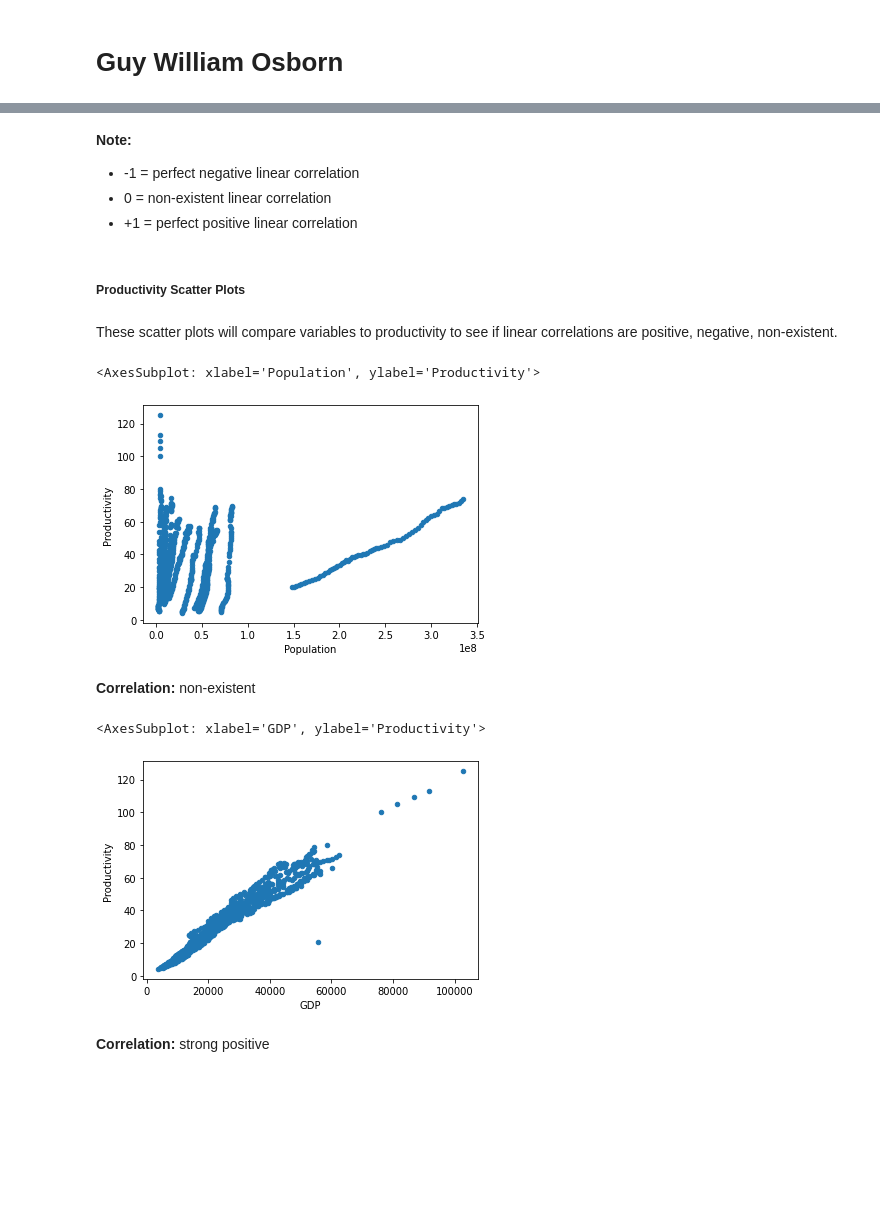
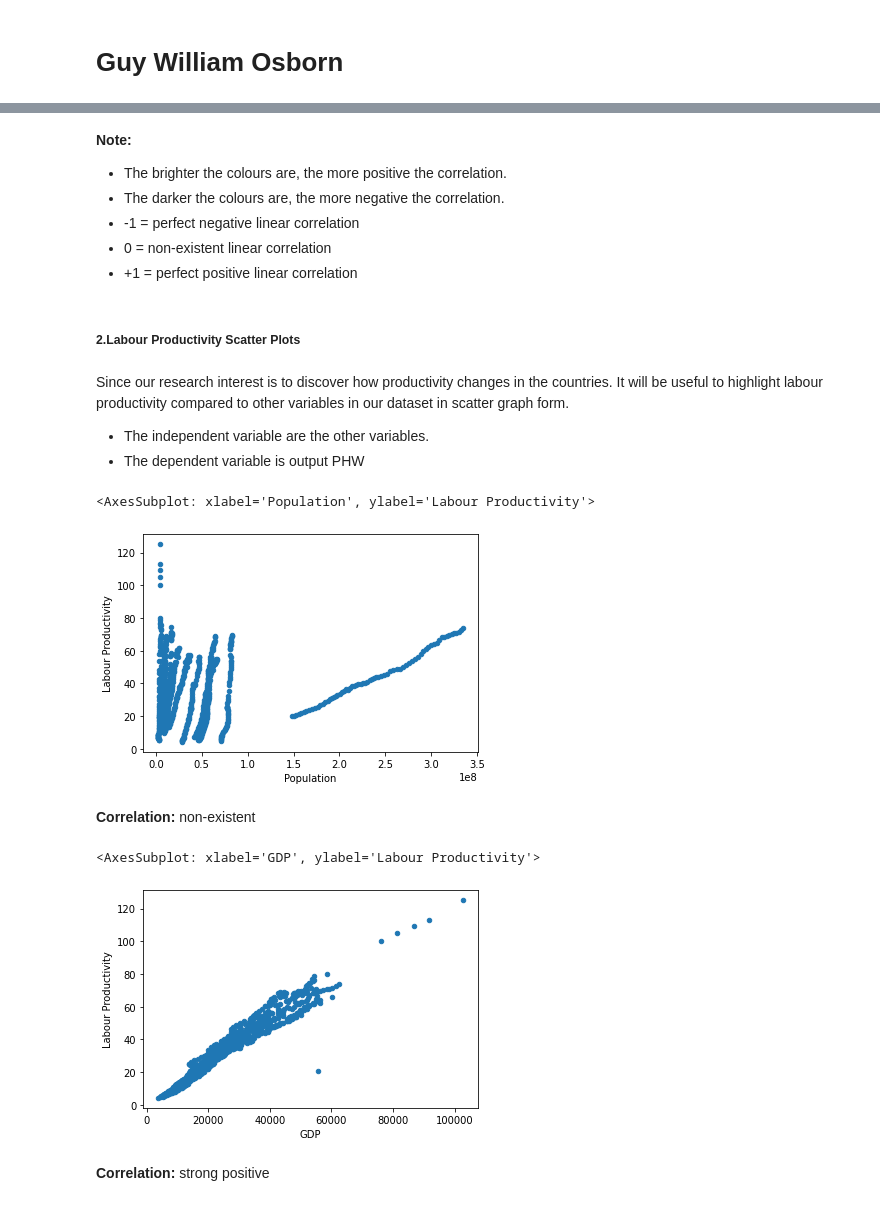
Before and after one commit to ubco-W2022T1-cosc301/project-group17, a Jupyter notebook: notebooks/analysis3.ipynb, the cells around one changed output, grey strips where cells are left out. Cells and saved outputs as stored; diff of their text form; code cells hidden in the pictures; blank space fills up the shorter version.

```diff
--- a/notebooks/analysis3.ipynb
+++ b/notebooks/analysis3.ipynb
@@ -61,7 +99,7 @@ d2 = d1.rename(columns={'Annual working hours per worker': 'Annual working hrs',
                         'GDP per capita (output, multiple price benchmarks)': 'GDP',
                         'Population (historical estimates)' : 'Population',
                         'Days of vacation and holidays for full-time production workers in non-agricultural activities (Huberman & Minns 2007)' : 'Days of Vacation',
-                        'Productivity: output per hour worked': 'Productivity'
+                        'Productivity: output per hour worked': 'Labour Productivity'
                        })
 # %%
 d2.describe()
@@ -88,24 +136,29 @@ sns.heatmap(corr, xticklabels=corr.columns, yticklabels=corr.columns, annot=True
 # %% [markdown]
 **Note:**
+- The brighter the colours are, the more positive the correlation.
+- The darker the colours are, the more negative the correlation.
 - -1 = perfect negative linear correlation
 - 0 = non-existent linear correlation
 - +1 = perfect positive linear correlation
 # %% [markdown]
-##### **Productivity Scatter Plots**
+##### **2.Labour Productivity Scatter Plots**
-# %% [markdown]
-These scatter plots will compare variables to productivity to see if linear correlations are positive, negative, non-existent.
+# %% [markdown]
+Since our research interest is to discover how productivity changes in the countries. It will be useful to highlight labour productivity compared to other variables in our dataset in scatter graph form.
+
+- The independent variable are the other variables.
+- The dependent variable is output PHW
 # %%
-d2.plot(kind='scatter', x='Population', y='Productivity')
+d2.plot(kind='scatter', x='Population', y='Labour Productivity')
 # %% [output]
-<AxesSubplot: xlabel='Population', ylabel='Productivity'>
+<AxesSubplot: xlabel='Population', ylabel='Labour Productivity'>
-[figure, old version]
+[figure, new version]
 # %% [markdown]
 **Correlation:** non-existent
 # %%
-d2.plot(kind='scatter', x='GDP', y='Productivity')
+d2.plot(kind='scatter', x='GDP', y='Labour Productivity')
 # %% [output]
-<AxesSubplot: xlabel='GDP', ylabel='Productivity'>
+<AxesSubplot: xlabel='GDP', ylabel='Labour Productivity'>
-[figure, old version]
+[figure, new version]
 # %% [markdown]
 **Correlation:** strong positive
 # %%
```
Also changed, not shown: parts of 34 cells of this notebook.
